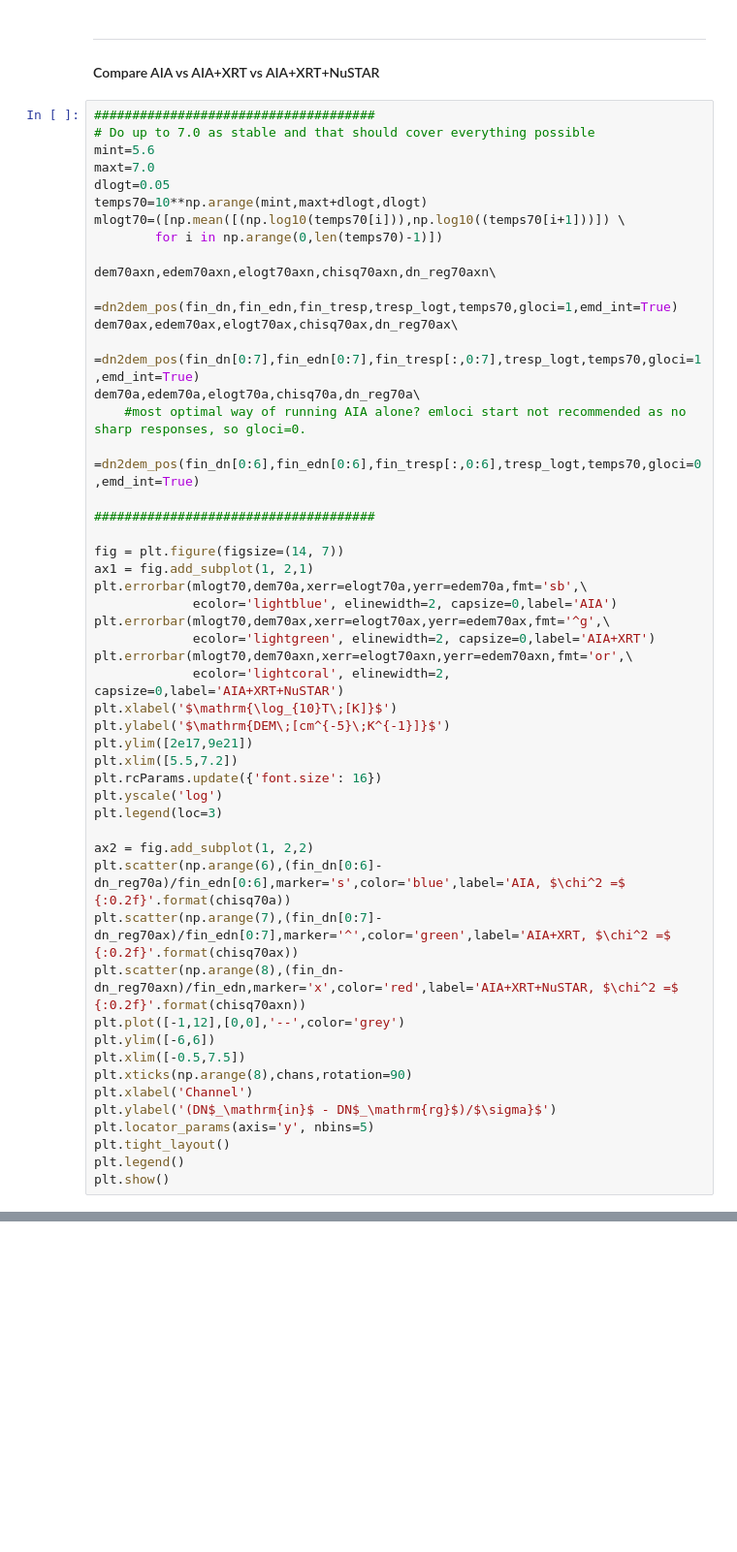
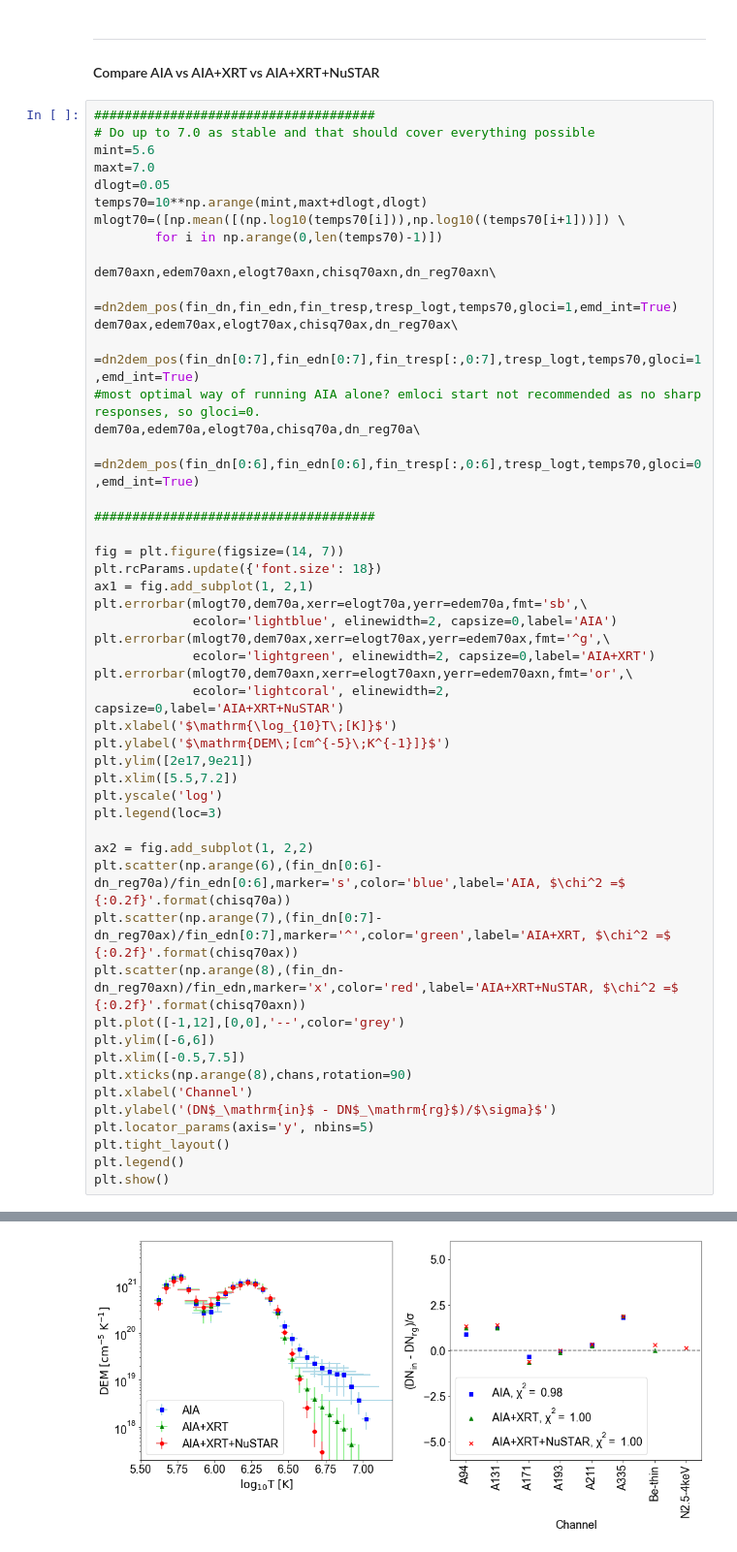
Before and after one commit to ianan/axn_example, a Jupyter notebook: axn_sep2020_extra.ipynb, the cells around one changed output, grey strips where cells are left out. Shown at 97% size. Saved outputs shown, nothing was run; the diff lists cells and outputs as text; blank space fills up the shorter version.

```diff
--- a/axn_sep2020_extra.ipynb
+++ b/axn_sep2020_extra.ipynb
@@ -412,13 +412,14 @@ dem70axn,edem70axn,elogt70axn,chisq70axn,dn_reg70axn\
     =dn2dem_pos(fin_dn,fin_edn,fin_tresp,tresp_logt,temps70,gloci=1,emd_int=True)
 dem70ax,edem70ax,elogt70ax,chisq70ax,dn_reg70ax\
     =dn2dem_pos(fin_dn[0:7],fin_edn[0:7],fin_tresp[:,0:7],tresp_logt,temps70,gloci=1,emd_int=True)
+#most optimal way of running AIA alone? emloci start not recommended as no sharp responses, so gloci=0.
 dem70a,edem70a,elogt70a,chisq70a,dn_reg70a\
-    #most optimal way of running AIA alone? emloci start not recommended as no sharp responses, so gloci=0.
     =dn2dem_pos(fin_dn[0:6],fin_edn[0:6],fin_tresp[:,0:6],tresp_logt,temps70,gloci=0,emd_int=True)
 
 #####################################
 
 fig = plt.figure(figsize=(14, 7))
+plt.rcParams.update({'font.size': 18})
 ax1 = fig.add_subplot(1, 2,1)
 plt.errorbar(mlogt70,dem70a,xerr=elogt70a,yerr=edem70a,fmt='sb',\
              ecolor='lightblue', elinewidth=2, capsize=0,label='AIA')
@@ -430,7 +431,6 @@ plt.xlabel('$\mathrm{\log_{10}T\;[K]}$')
 plt.ylabel('$\mathrm{DEM\;[cm^{-5}\;K^{-1}]}$')
 plt.ylim([2e17,9e21])
 plt.xlim([5.5,7.2])
-plt.rcParams.update({'font.size': 16})
 plt.yscale('log')
 plt.legend(loc=3)
 
@@ -453,3 +452,4 @@ IndentationError: unexpected indent (1530967529.py, line 16)
+[figure, added]
 # %%
 # # Check what T the emission from NuSTAR is coming from:
 # nt=len(dem70axn)
```
Also changed, not shown: parts of 2 cells of this notebook.
